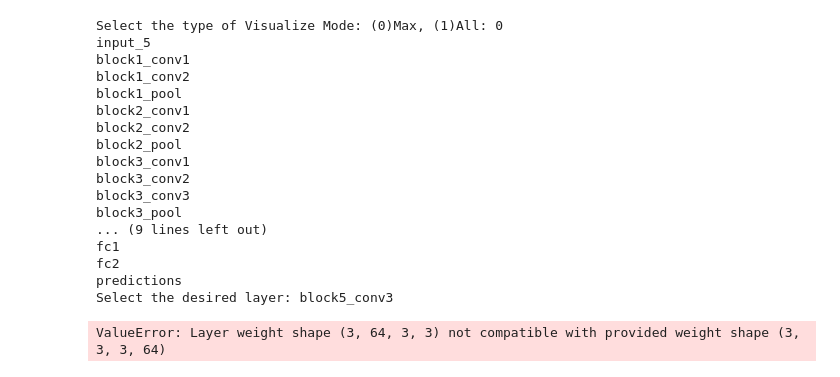
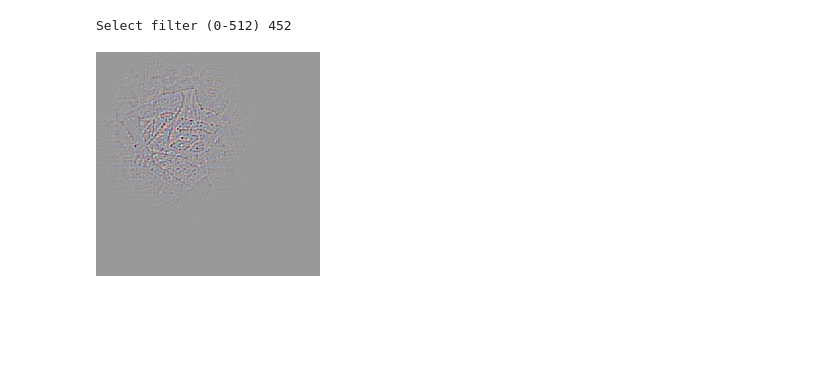
Before and after one commit to paudom/iNNterpret, a Jupyter notebook: iNNterpret/UnitTests/Deconvolution.ipynb, the cells around one changed output. Cells and saved outputs as stored; diff of their text form; code cells hidden in the pictures; blank space fills up the shorter version.

```diff
--- a/iNNterpret/UnitTests/Deconvolution.ipynb
+++ b/iNNterpret/UnitTests/Deconvolution.ipynb
@@ -209,0 +130,19 @@ class DBatchNorm(object):
+# %%
+# -- DFLATTEN LAYER -- #
+class DFlatten(object):
+    def __init__(self, layer):
+        self.layer = layer
+        self.shape = layer.input_shape[1:]
+        self.up_function = K.function([layer.input, K.learning_phase()], [layer.output])
+    # -- FORWARD PASS -- #
+    def up(self, data, learn = 0):
+        self.upData = self.up_func([data, learn])
+        self.upData = np.squeeze(self.upData,axis=0)
+        self.upData = np.expand_dims(self.upData,axis=0)
+        return self.upData
+    # -- BACKWARD PASS -- #
+    def down(self, data, learn = 0):
+        newShape = [data.shape[0]] + list(self.shape)
+        assert np.prod(self.shape) == np.prod(data.shape[1:])
+        self.downData = np.reshape(data, newShape)
+        return self.downData
@@ -275,32 +282,0 @@ model = VGG16(weights='imagenet',include_top=True)
-# %%
-# -- USER SELECTION -- #
-visualizeMode = int(input('Select the type of Visualize Mode: (0)Max, (1)All:'))
-for layer in model.layers:
-    print(layer.name)
-layerName = input('Select the desired layer:')
-deconvLayers = define_deconvolution_model(model,layerName)
-numFilt = model.get_layer(layerName).shape[3]
-featVisualize =  int(input('Select the filter to visualize: from(0-{0})'.format(numFilt)))
-fileName = './Data/images/'+imgSel+'.jpg'
-data = load_image(fileName)
-deconv = visualize(data,deconvLayers,featVisualize,visualizeMode)
-output = deprocess_image(deconv)
-# %% [output]
-Select the type of Visualize Mode: (0)Max, (1)All: 0
-input_5
-block1_conv1
-block1_conv2
-block1_pool
-block2_conv1
-block2_conv2
-block2_pool
-block3_conv1
-block3_conv2
-block3_conv3
-block3_pool
-... (9 lines left out)
-fc1
-fc2
-predictions
-Select the desired layer: block5_conv3
-ValueError: Layer weight shape (3, 64, 3, 3) not compatible with provided weight shape (3, 3, 3, 64)
@@ -312,0 +283,29 @@ img.save('./Results/Deconv/'+imgSel+'.png')
+# %%
+# -- DEFINE VARIABLES -- #
+imagePath = './Data/images/test_90.jpg'
+layerName = 'block5_conv3'
+featVis = int(input('Select filter (0-{0})'.format(model.get_layer(layerName).output_shape[3])))
+visMode = 'all'
+# %% [output]
+Select filter (0-512) 452
+# %%
+# -- LOAD AND PREPROCESS IMAGE -- #
+img = pilImage.open(imagePath)
+img = img.resize((224, 224),resample=pilImage.NEAREST)
+array = np.array(img)
+array = array[np.newaxis, :]
+array = array.astype(np.float)
+array = preprocess_input(array)
+# %%
+# -- COMPUTE DECONVOLUTION -- #
+deconv = visualize(model,array,layerName,featVis,visMode)
+# %%
+# -- PRESENT AND SAVE RESULTS -- #
+deconv = deconv - deconv.min()
+deconv *= 1.0 / (deconv.max() + K.epsilon())
+uint8Deconv = (deconv * 255).astype(np.uint8)
+img = pilImage.fromarray(uint8Deconv, 'RGB')
+img.save('./Results/Deconv/{0}_{1}_{2}.png'.format(layerName, featVis, visMode))
+img
+# %% [output]
+[figure, added]
```
Also changed, not shown: parts of 12 cells of this notebook, 12 other files.
